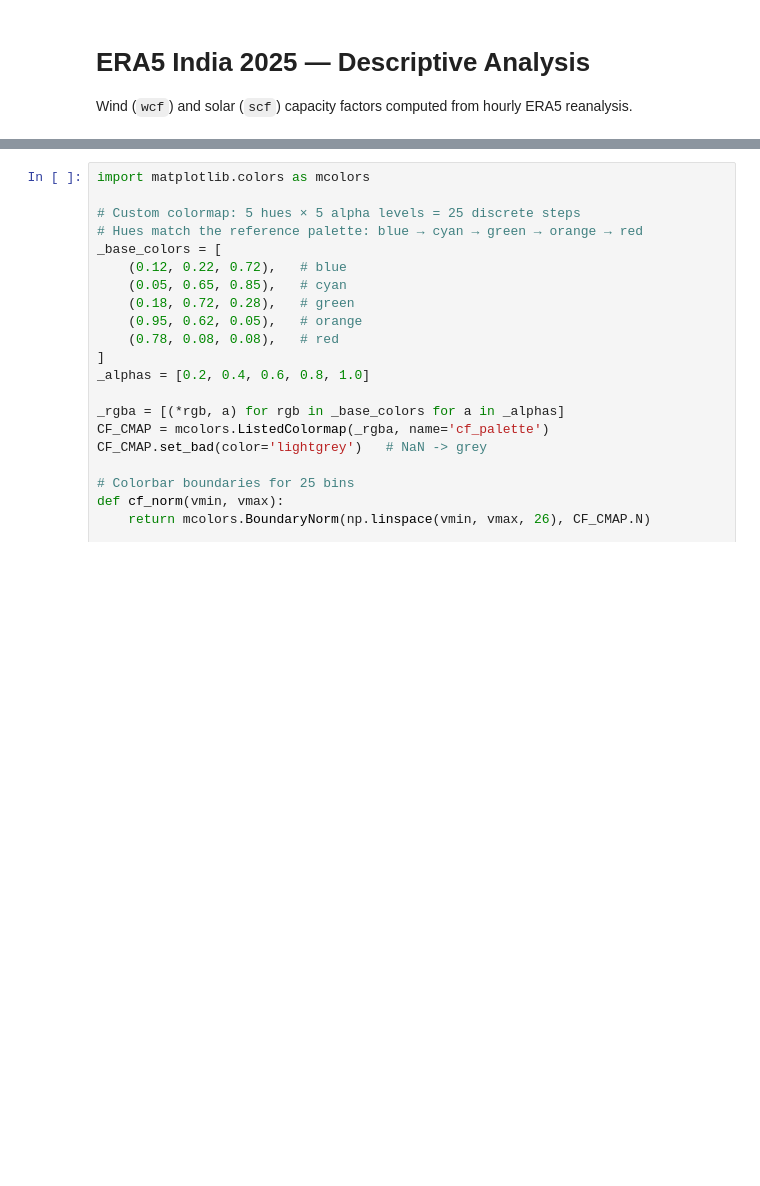
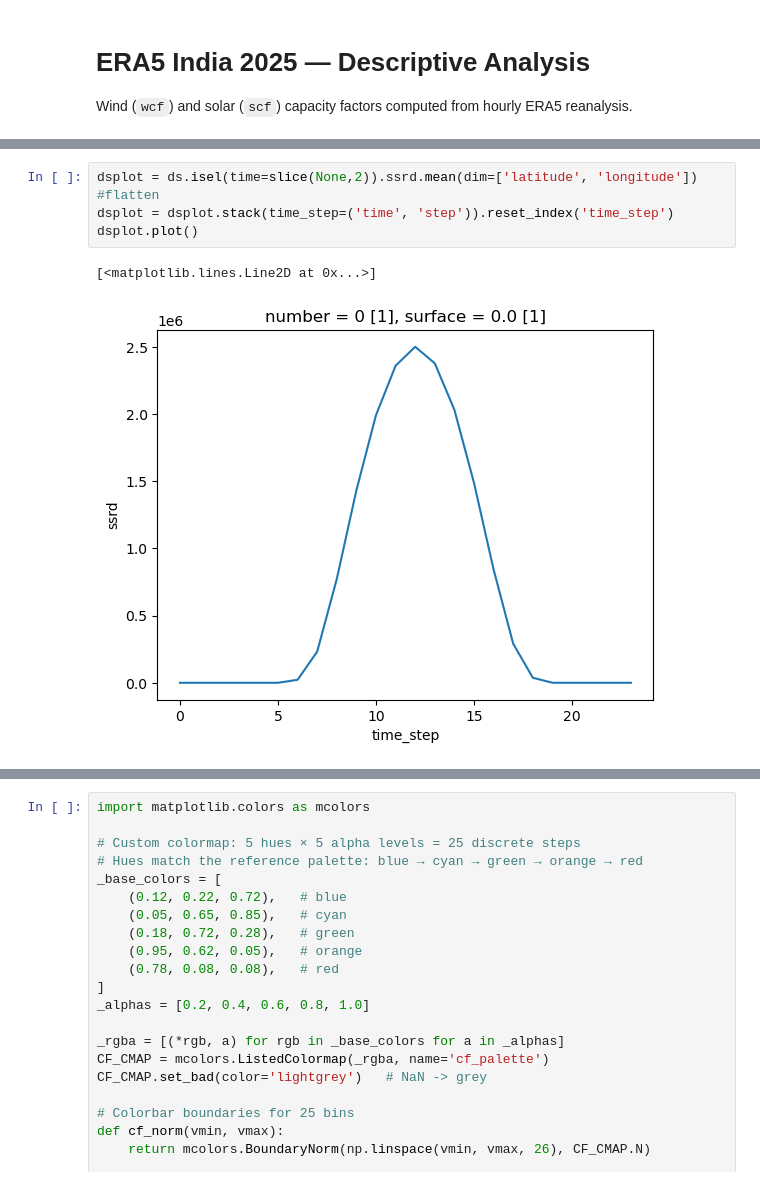
Before and after one commit to colinlenoble/renewable_india, a Jupyter notebook: code/diagnostics/notebooks/01_era5_descriptive_analysis.ipynb, the cells around one changed output, grey strips where cells are left out. Cells and saved outputs as stored; diff of their text form; blank space fills up the shorter version.

```diff
--- a/code/diagnostics/notebooks/01_era5_descriptive_analysis.ipynb
+++ b/code/diagnostics/notebooks/01_era5_descriptive_analysis.ipynb
@@ -3,0 +244,8 @@ Wind (`wcf`) and solar (`scf`) capacity factors computed from hourly ERA5 reanal
+# %%
+dsplot = ds.isel(time=slice(None,2)).ssrd.mean(dim=['latitude', 'longitude'])
+#flatten
+dsplot = dsplot.stack(time_step=('time', 'step')).reset_index('time_step')
+dsplot.plot()
+# %% [output]
+[<matplotlib.lines.Line2D at 0x...>]
+[figure, added]
```
Also changed, not shown: parts of 33 cells of this notebook, 24 other files.
